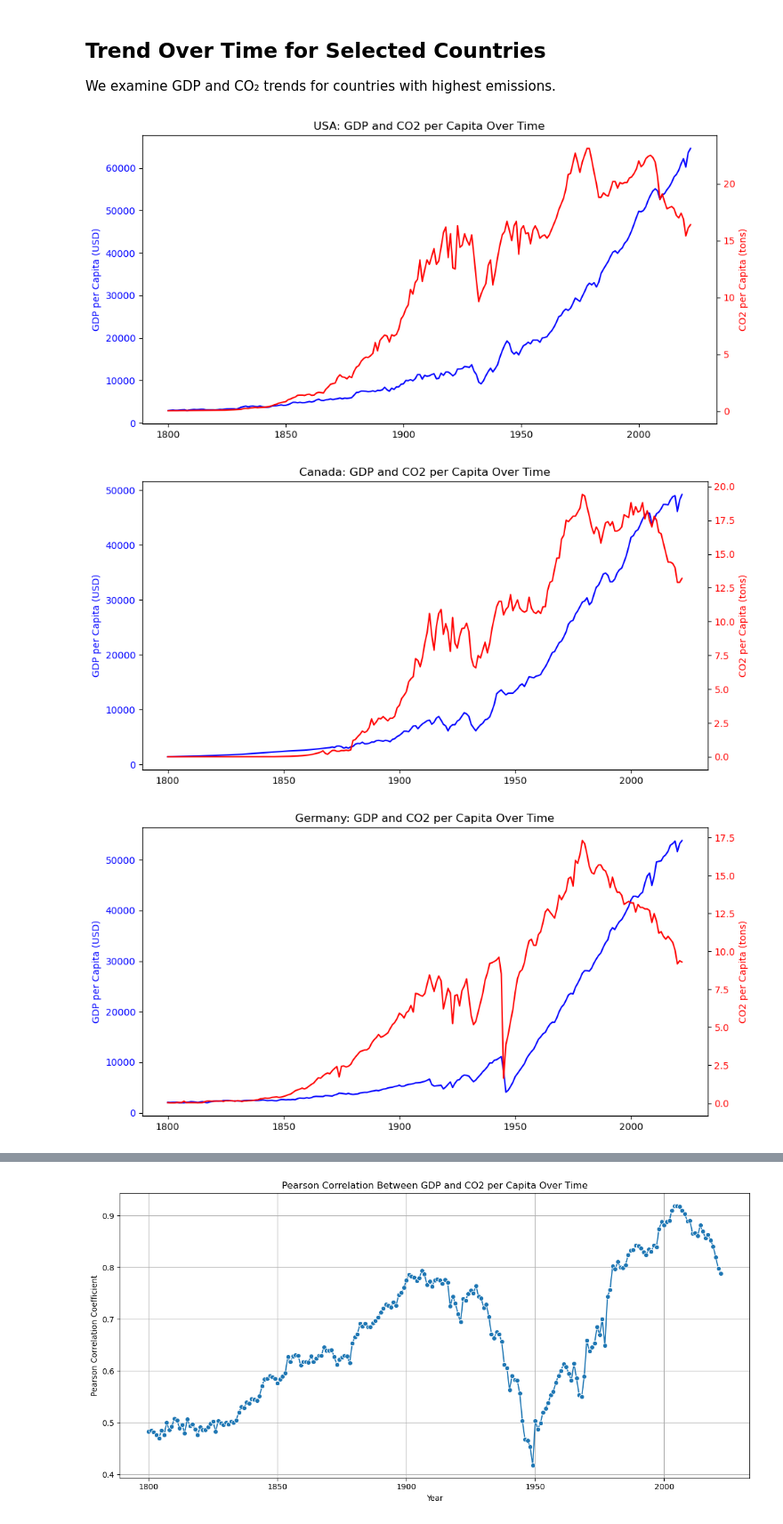
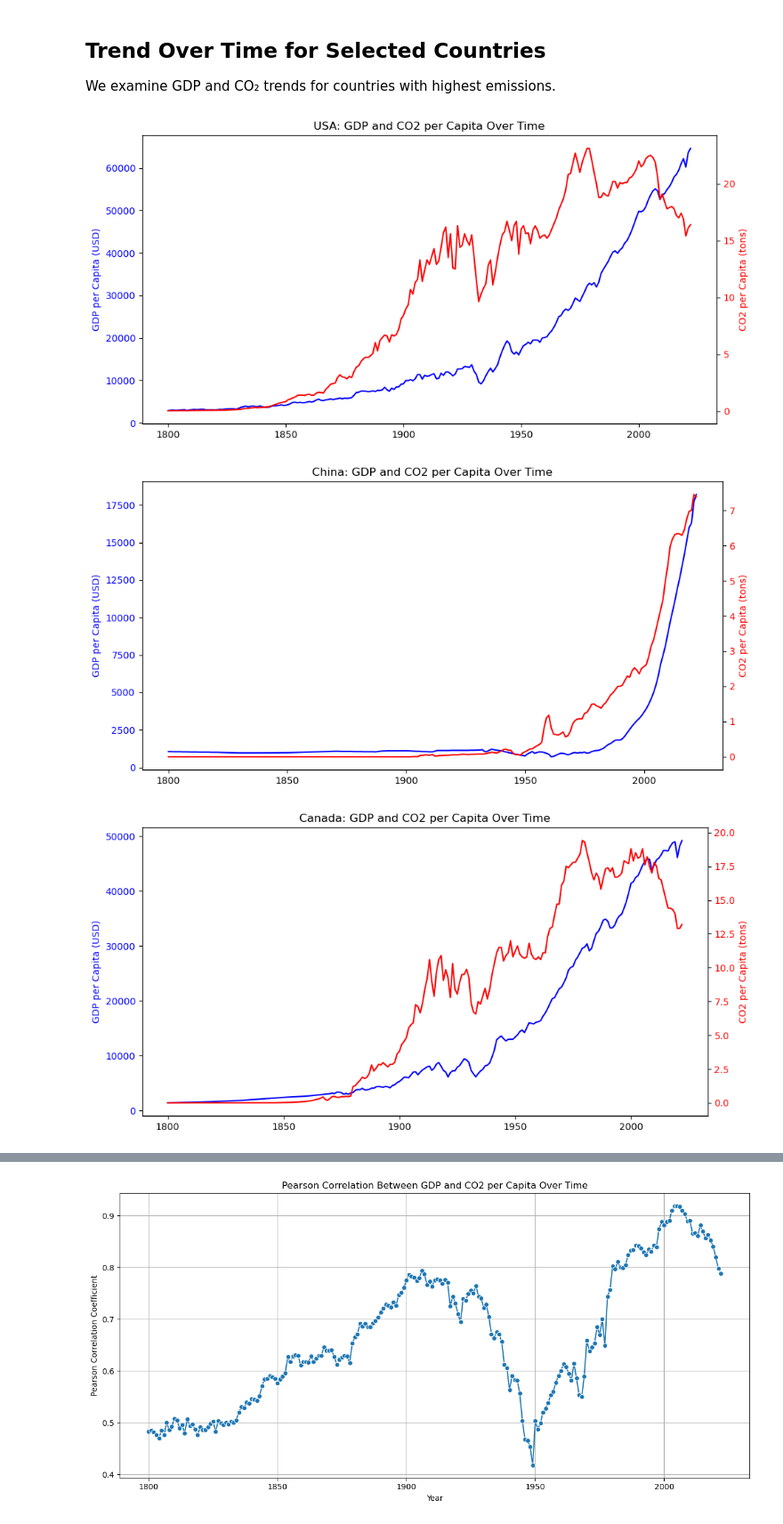
Before and after one commit to behzadfuladpanjeh/ENSF692-Project, a Jupyter notebook: Study_1_economic_growth_vs_emissions.ipynb, the cells around one changed output, grey strips where cells are left out. Shown at 89% size. Drawn from its saved outputs; the diff is of its cells as text; code cells hidden in the pictures.

```diff
--- a/Study_1_economic_growth_vs_emissions.ipynb
+++ b/Study_1_economic_growth_vs_emissions.ipynb
@@ -135,24 +135,24 @@ plt.show()
 ## Trend Over Time for Selected Countries
 We examine GDP and CO₂ trends for countries with highest emissions.
 # %%
-selected_countries = ["USA", "Canada", "Germany", "India", "Russia", "Japan"]
+selected_countries = ["USA", "China", "Canada", "Germany", "India", "Russia", "Japan"]
 
 for country in selected_countries:
     cData = data[data["Country"] == country].sort_values("year")
     fig, ax1 = plt.subplots(figsize=(10, 5))
     ax1.set_title(f"{country}: GDP and CO2 per Capita Over Time")
     ax1.plot(cData["year"], cData["gdp"], color="blue", label="GDP per Capita")
     ax1.set_ylabel("GDP per Capita (USD)", color="blue")
     ax1.tick_params(axis='y', labelcolor="blue")
 
     ax2 = ax1.twinx()
     ax2.plot(cData["year"], cData["co2"], color="red", label="CO2 per Capita")
     ax2.set_ylabel("CO2 per Capita (tons)", color="red")
     ax2.tick_params(axis='y', labelcolor="red")
 
     plt.tight_layout()
     plt.show()
 # %% [output]
 [figure]
-[figure, old version]
+[figure, new version]
-[figure, old version]
+[figure, new version]
```
Also changed, not shown: parts of 3 cells of this notebook.
